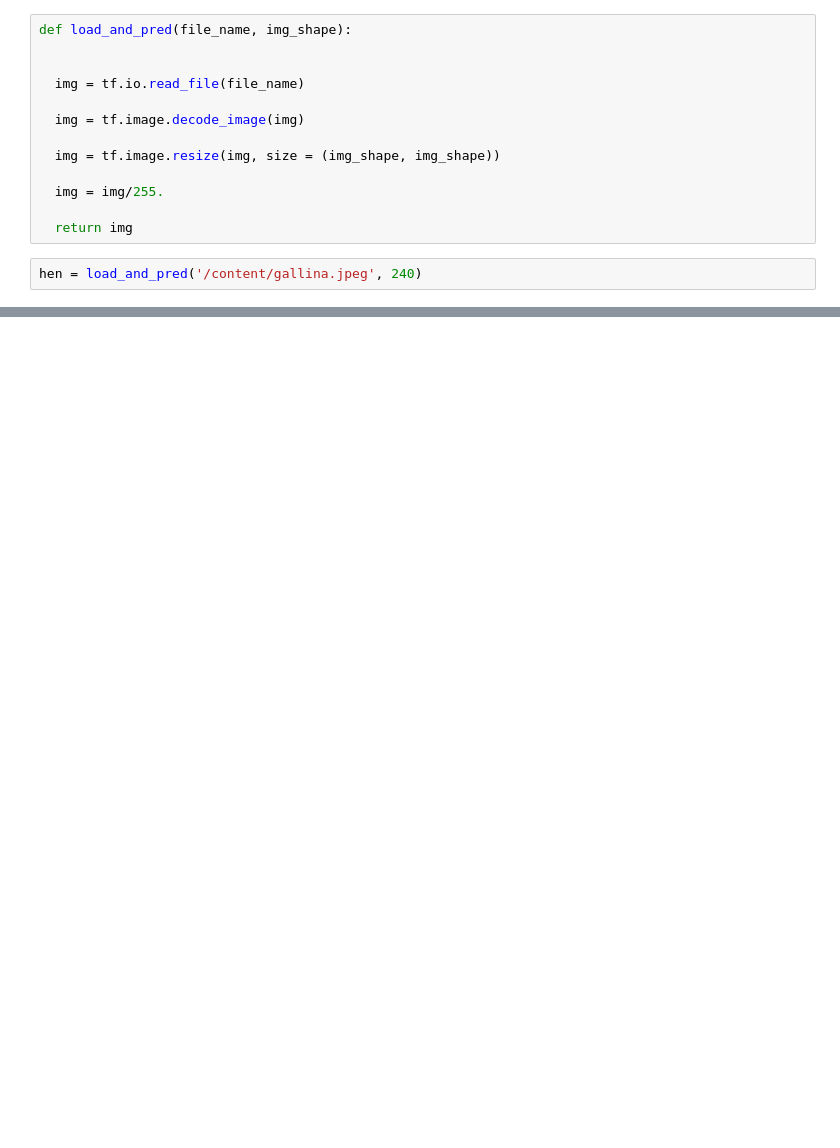
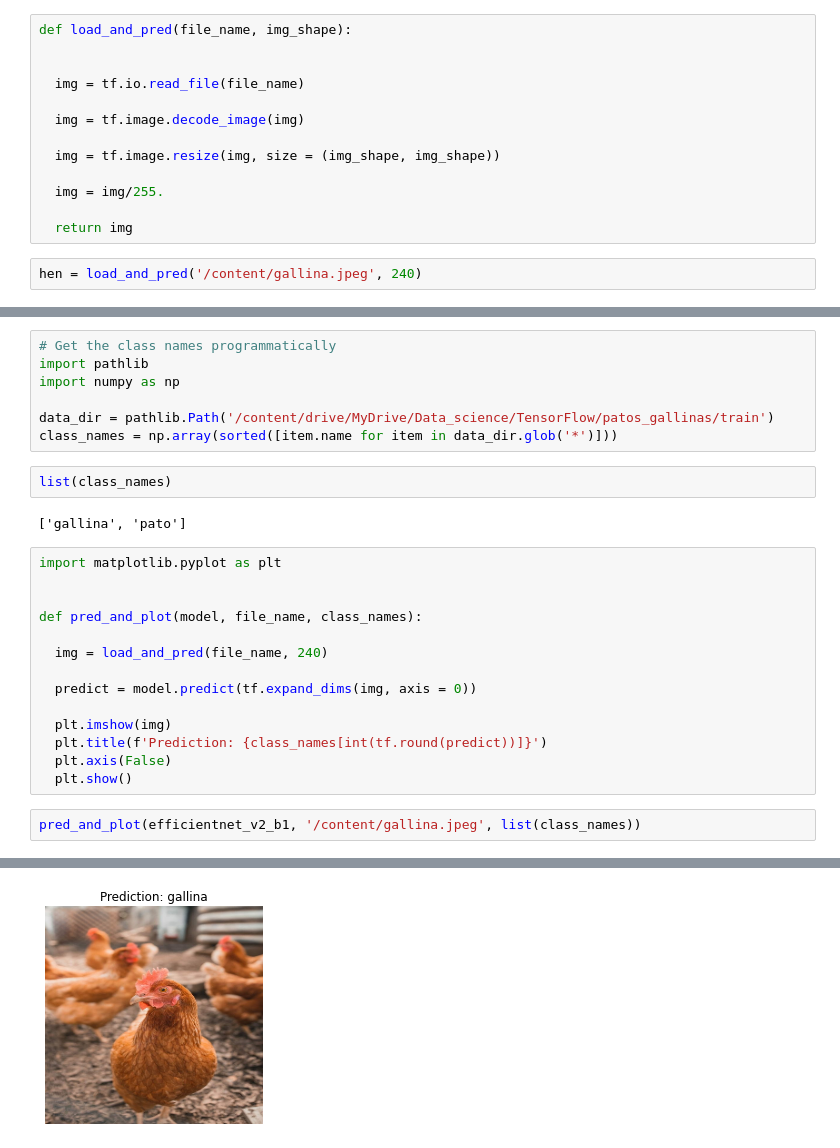
Before and after one commit to msolorzan/TensorFlow-projects, a Jupyter notebook: DucksVsHens_Feature_Extraction.ipynb, the cells around one changed output, grey strips where cells are left out. Cells and saved outputs as stored; diff of their text form; blank space fills up the shorter version.

```diff
--- a/DucksVsHens_Feature_Extraction.ipynb
+++ b/DucksVsHens_Feature_Extraction.ipynb
@@ -203,0 +204,28 @@ array([[0.9733199]], dtype=float32)
+# %%
+# Get the class names programmatically
+import pathlib
+import numpy as np
+
+data_dir = pathlib.Path('/content/drive/MyDrive/Data_science/TensorFlow/patos_gallinas/train')
+class_names = np.array(sorted([item.name for item in data_dir.glob('*')]))
+# %%
+list(class_names)
+# %% [output]
+['gallina', 'pato']
+# %%
+import matplotlib.pyplot as plt
+
+
+def pred_and_plot(model, file_name, class_names):
+
+  img = load_and_pred(file_name, 240)
+
+  predict = model.predict(tf.expand_dims(img, axis = 0))
+
+  plt.imshow(img)
+  plt.title(f'Prediction: {class_names[int(tf.round(predict))]}')
+  plt.axis(False)
+  plt.show()
+# %%
+pred_and_plot(efficientnet_v2_b1, '/content/gallina.jpeg', list(class_names))
+# %% [output]
@@ -203,0 +233 @@ array([[0.9733199]], dtype=float32)
+[figure, added]
```
Also changed, not shown: parts of 8 cells of this notebook.
